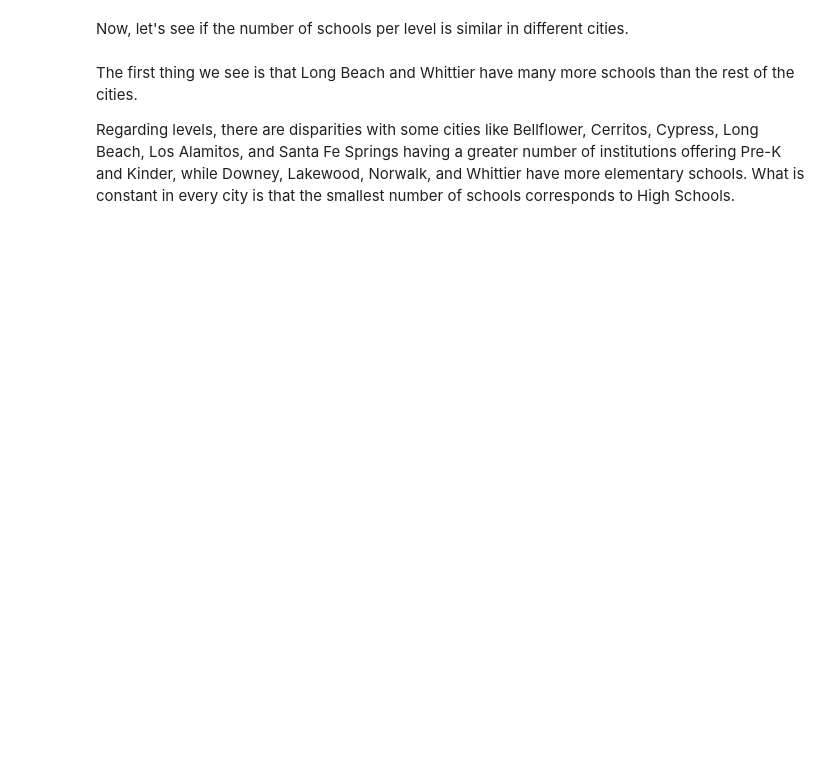
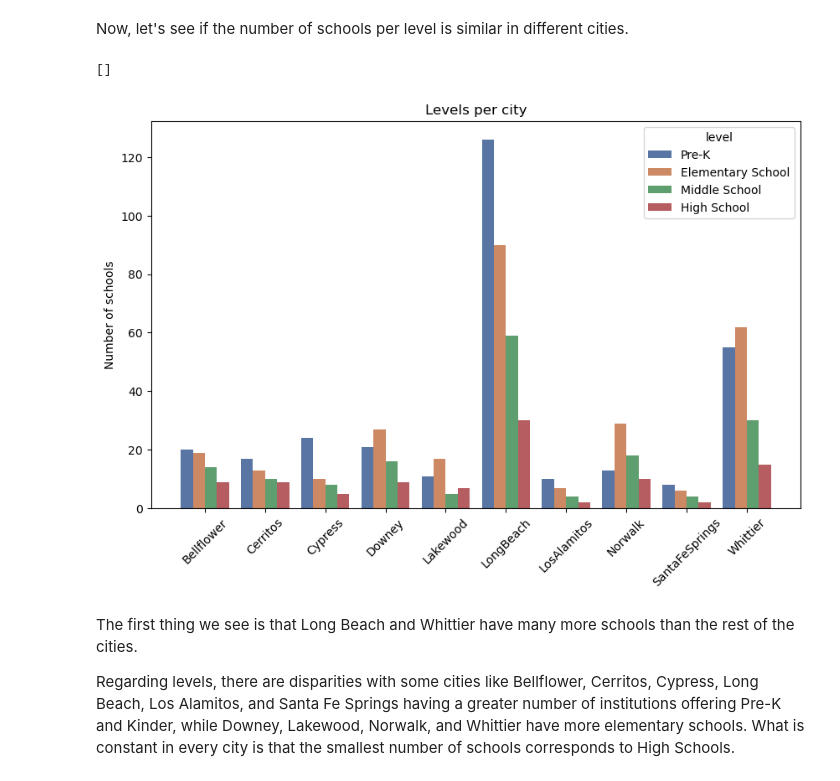
Before and after one commit to patrines3/GreatSchoolsProject, a Jupyter notebook: GreatSchoolsAnalysis.ipynb, the cells around one changed output. Saved outputs shown, nothing was run; the diff lists cells and outputs as text; code cells hidden in the pictures; blank space fills up the shorter version.

```diff
--- a/GreatSchoolsAnalysis.ipynb
+++ b/GreatSchoolsAnalysis.ipynb
@@ -758,34 +748,37 @@ levels_city = []
 for city in pre_k_sum.index:
     levels_city.append({'city': city,
                        'perc': pre_k_sum[city],#/total_schools_per_city_df[city]*100,
                        'level': 'Pre-K'})
 for city in elementary_sum.index:
     levels_city.append({'city': city,
                        'perc': elementary_sum[city],#/total_schools_per_city_df[city]*100,
                        'level': 'Elementary School'})
 
 for city in middle_sum.index:
     levels_city.append({'city': city,
                        'perc': middle_sum[city],#/total_schools_per_city_df[city]*100,
                        'level': 'Middle School'})
 
 for city in high_sum.index:
     levels_city.append({'city': city,
                        'perc': high_sum[city],#/total_schools_per_city_df[city]*100,
                        'level': 'High School'})
 
 levels_city_df = pd.DataFrame(levels_city)
 
 # Plotting
 # Set the width and height of the figure
 plt.figure(figsize=(10,6))
 # Add title
 plt.title("Levels per city")
 
 plt.xticks(rotation=45)
 ax = sns.barplot(x=levels_city_df['city'],y=levels_city_df['perc'], hue=levels_city_df['level'], palette='deep')
-ax.set(xlabel="Cities", ylabel="Count" )
+ax.set(xlabel="", ylabel="Number of schools" )
 ax.plot()
+# %% [output]
+[]
+[figure, added]
 # %% [markdown]
 The first thing we see is that Long Beach and Whittier have many more schools than the rest of the cities.
 
```
Also changed, not shown: parts of 62 cells of this notebook.
